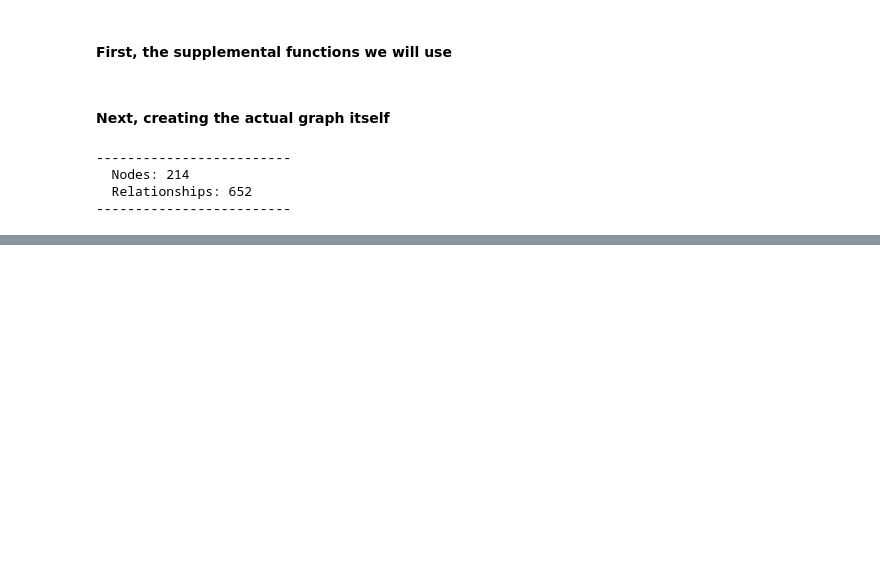
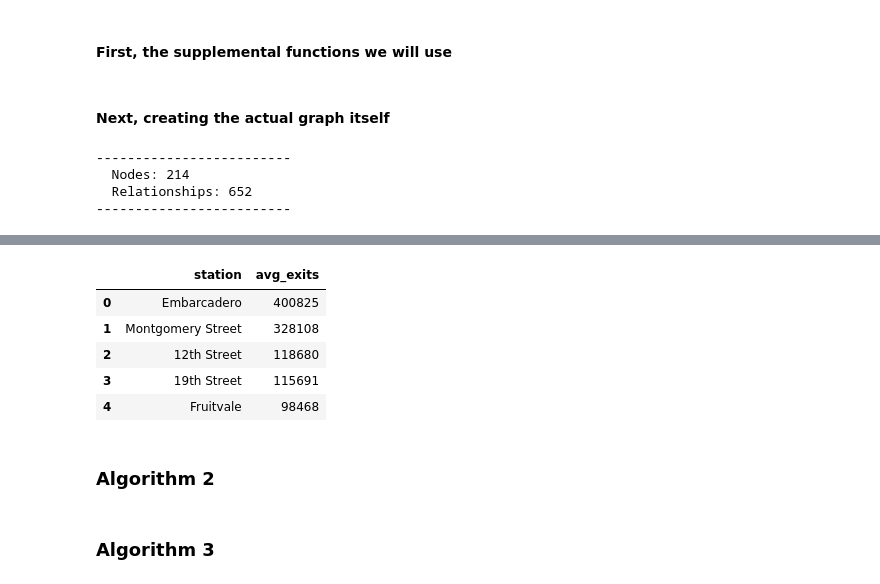
Before and after one commit to mids-w205/ChristensenDjalaliSelbyYaoProject3, a Jupyter notebook: code/Neo4j Code.ipynb, the cells around one changed output, grey strips where cells are left out. Drawn from its saved outputs; the diff is of its cells as text; code cells hidden in the pictures; blank space fills up the shorter version.

```diff
--- a/code/Neo4j Code.ipynb
+++ b/code/Neo4j Code.ipynb
@@ -515,24 +515,24 @@ def my_neo4j_number_nodes_relationships():
     print("  Relationships:", number_relationships)
     print("-------------------------")
 # %%
-def my_neo4j_create_node(station_name, numRiders):
+def my_neo4j_create_node(station_name, numRiders, trueStation):
     "create a node with label Station"
 
     if numRiders != 0:
         query = """
 
-        CREATE (:Station {name: $station_name, numRiders: $numRiders})
+        CREATE (:Station {name: $station_name, numRiders: $numRiders, trueStation: $trueStation})
 
         """
-        session.run(query, station_name=station_name, numRiders = numRiders)
+        session.run(query, station_name=station_name, numRiders = numRiders, trueStation = trueStation)
     else:
         query = """
 
-        CREATE (:Station {name: $station_name})
+        CREATE (:Station {name: $station_name, trueStation: $trueStation})
 
         """
 
-        session.run(query, station_name=station_name)
+        session.run(query, station_name=station_name, trueStation = trueStation)
 # %%
 def my_neo4j_create_relationship_one_way(from_station, to_station, weight):
     "create a relationship one way between two stations with a weight"
@@ -609,8 +609,8 @@ for row in rows:
     station = row[0]
     numRide = row[1]
 
-    my_neo4j_create_node('depart ' + station, numRide)
-    my_neo4j_create_node('arrive ' + station, numRide)
+    my_neo4j_create_node('depart ' + station, numRide, station)
+    my_neo4j_create_node('arrive ' + station, numRide, station)
 
 
 
@@ -638,7 +638,7 @@ for row in rows:
     station = row[0]
     line = row[1]
 
-    my_neo4j_create_node(line + ' ' + station, 0)
+    my_neo4j_create_node(line + ' ' + station, 0, station)
 
     my_neo4j_create_relationship_one_way('depart ' + station,line + ' ' + station,0)
     my_neo4j_create_relationship_one_way(line + ' ' + station,'arrive ' + station,0)
@@ -735,0 +775,48 @@ my_neo4j_number_nodes_relationships()
+# %%
+rollback_before_flag = True
+rollback_after_flag = True
+
+query = """
+with allMonths as
+    (select
+        stations.station,
+        septRiders.exits as september_Exits,
+        octRiders.exits as october_Exits,
+        novRiders.exits as november_Exits
+    from stations
+        join stationNames
+            on stationNames."Station Name" = stations.station
+        join septRiders
+            on stationNames."Two-Letter Station Code" = septRiders.station
+        join octRiders
+            on stationNames."Two-Letter Station Code" = octRiders.station
+        join novRiders
+            on stationNames."Two-Letter Station Code" = novRiders.station
+    )
+
+select
+    station,
+    ROUND((september_exits + october_exits+november_exits)/3)::INTEGER as avg_exits
+from allMonths
+
+where station in """ + "(" + str(list(includingCloseness['name']))[1:-1] + ")"  + """
+
+
+order by 2 desc
+
+"""
+
+df = my_select_query_pandas(query, rollback_before_flag, rollback_after_flag)
+
+df[:5]
+# %% [output]
+|  | station | avg_exits |
+| 0 | Embarcadero | 400825 |
+| 1 | Montgomery Street | 328108 |
+| 2 | 12th Street | 118680 |
+| 3 | 19th Street | 115691 |
+| 4 | Fruitvale | 98468 |
+# %% [markdown]
+### Algorithm 2
+# %% [markdown]
+### Algorithm 3
```
Also changed, not shown: parts of 9 cells of this notebook.
